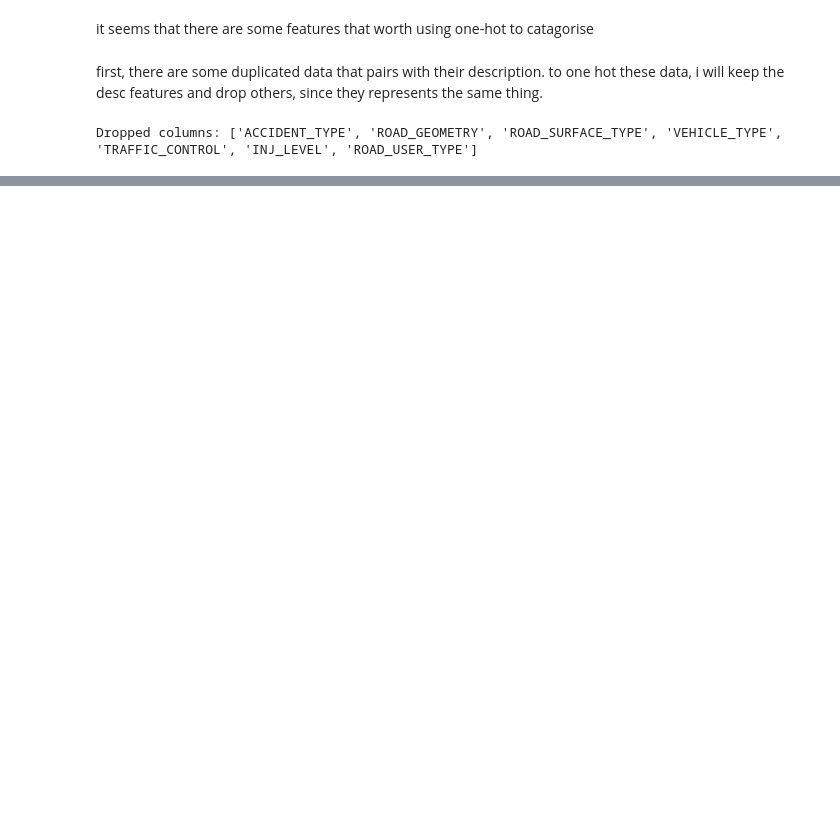
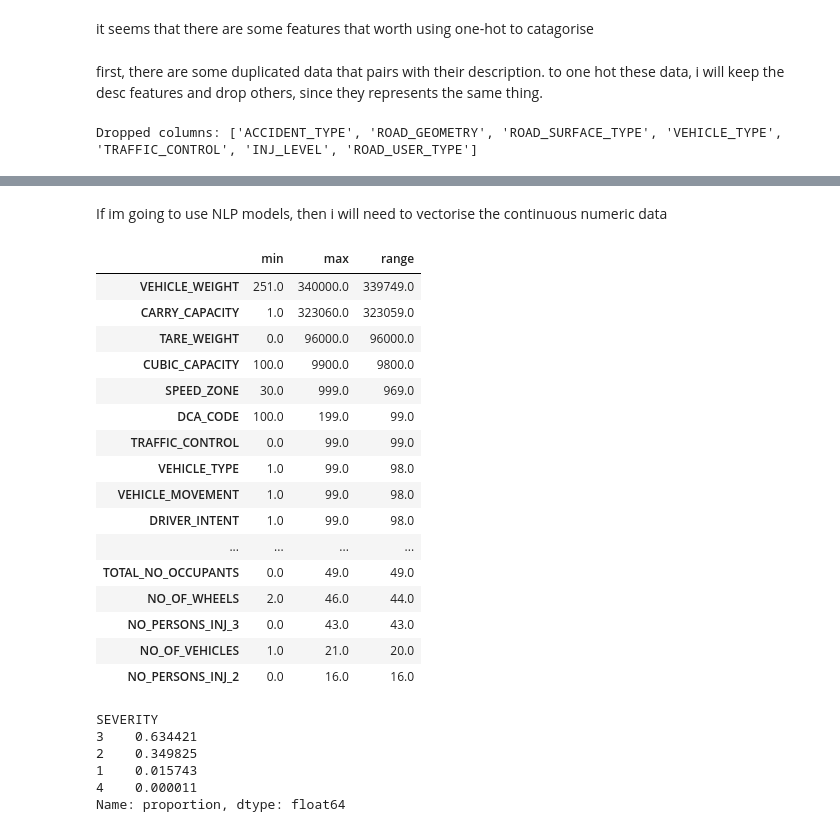
Before and after one commit to FURTHER237/green-meadow, a Jupyter notebook: home (11)/task5/preprocess.ipynb, the cells around one changed output, grey strips where cells are left out. Drawn from its saved outputs; the diff is of its cells as text; code cells hidden in the pictures; blank space fills up the shorter version.

```diff
--- a/home (11)/task5/preprocess.ipynb
+++ b/home (11)/task5/preprocess.ipynb
@@ -33,7 +21,21 @@ accident_df = pd.read_csv('../accident.csv')
 filtered_vehicle_df = pd.read_csv('../filtered_vehicle.csv')
 person_df = pd.read_csv('../person.csv')
 
-merged_df = pd.merge(accident_df, filtered_vehicle_df, on='ACCIDENT_NO', how='inner')
-merged_df = pd.merge(merged_df, person_df, on='ACCIDENT_NO', how='inner')
+#merged_df = pd.merge(accident_df, filtered_vehicle_df, on='ACCIDENT_NO', how='inner')
+#merged_df = pd.merge(merged_df, person_df, on='ACCIDENT_NO', how='inner')
+
+vp_merge = pd.merge(
+    filtered_vehicle_df,
+    person_df,
+    on=['ACCIDENT_NO', 'VEHICLE_ID'],
+    how='inner'
+)
+
+final_df = pd.merge(
+    vp_merge,
+    accident_df,
+    on='ACCIDENT_NO',
+    how='inner'
+)
 # %% [markdown]
 Lets first look at the dimension of the data
@@ -45,0 +42,3 @@ merged_df.head(1)
+# %%
+for col in merged_df.columns:
+    print(f"{col}: {merged_df[col].dropna().unique()[:5]}")
@@ -164,0 +198,41 @@ merged_df_onehot_vectorized_df.head(1)
+# %% [markdown]
+If im going to use NLP models, then i will need to vectorise the continuous numeric data
+# %%
+from pandas.api.types import is_numeric_dtype
+
+# 找出数值列
+numeric_cols = [col for col in merged_df.columns if is_numeric_dtype(merged_df[col])]
+
+# 计算每列的最小值、最大值和范围
+spread = merged_df[numeric_cols].agg(['min', 'max'])
+spread.loc['range'] = spread.loc['max'] - spread.loc['min']
+
+# 转置后查看范围最大的列（建议归一化）
+spread.T.sort_values(by='range', ascending=False).head(20)
+# %% [output]
+|  | min | max | range |
+| VEHICLE_WEIGHT | 251.0 | 340000.0 | 339749.0 |
+| CARRY_CAPACITY | 1.0 | 323060.0 | 323059.0 |
+| TARE_WEIGHT | 0.0 | 96000.0 | 96000.0 |
+| CUBIC_CAPACITY | 100.0 | 9900.0 | 9800.0 |
+| SPEED_ZONE | 30.0 | 999.0 | 969.0 |
+| DCA_CODE | 100.0 | 199.0 | 99.0 |
+| TRAFFIC_CONTROL | 0.0 | 99.0 | 99.0 |
+| VEHICLE_TYPE | 1.0 | 99.0 | 98.0 |
+| VEHICLE_MOVEMENT | 1.0 | 99.0 | 98.0 |
+| DRIVER_INTENT | 1.0 | 99.0 | 98.0 |
+| ... | ... | ... | ... |
+| TOTAL_NO_OCCUPANTS | 0.0 | 49.0 | 49.0 |
+| NO_OF_WHEELS | 2.0 | 46.0 | 44.0 |
+| NO_PERSONS_INJ_3 | 0.0 | 43.0 | 43.0 |
+| NO_OF_VEHICLES | 1.0 | 21.0 | 20.0 |
+| NO_PERSONS_INJ_2 | 0.0 | 16.0 | 16.0 |
+# %%
+merged_df_onehot_vectorized_df['SEVERITY'].value_counts(normalize=True)
+# %% [output]
+SEVERITY
+3    0.634421
+2    0.349825
+1    0.015743
+4    0.000011
+Name: proportion, dtype: float64
```
Also changed, not shown: parts of 16 cells of this notebook, 2 other files.
